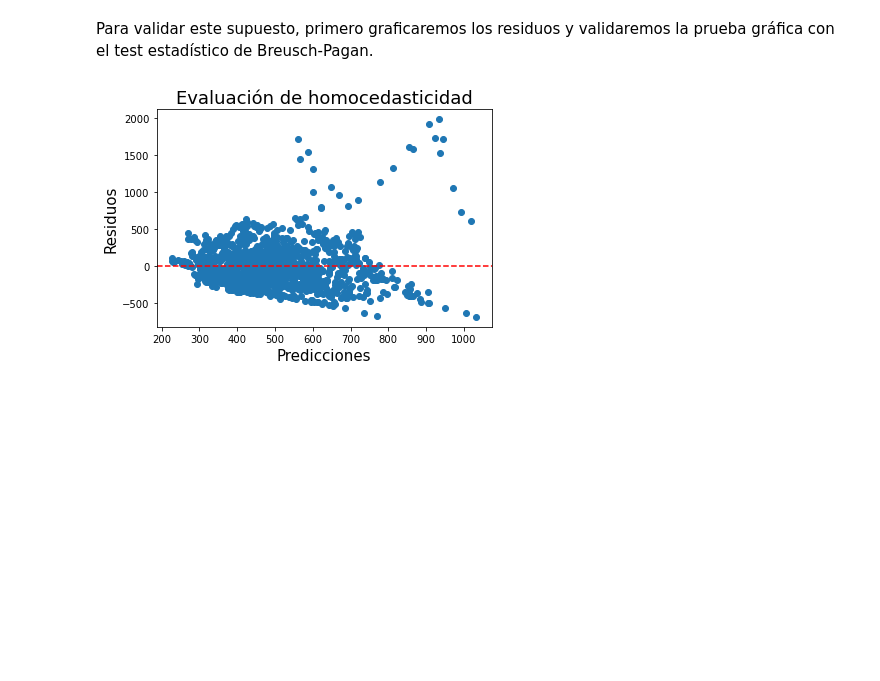
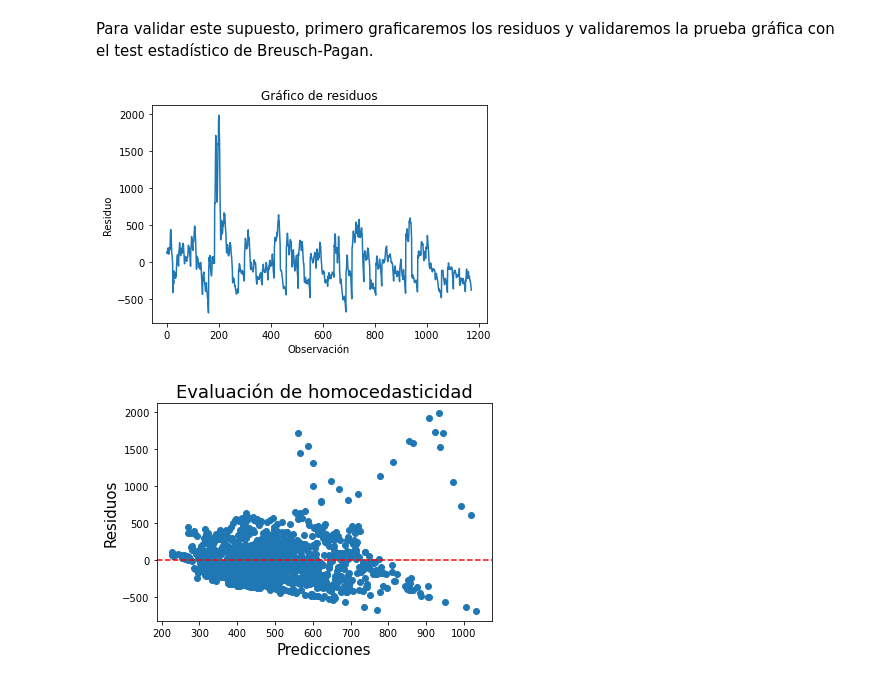
Before and after one commit to marcecevallos/UDLA_Analitica_predictiva, a Jupyter notebook: Modelos para datos de panel/Unidad_No.8_Modelos para datos de panel.ipynb, the cells around one changed output. Drawn from its saved outputs; the diff is of its cells as text; code cells hidden in the pictures; blank space fills up the shorter version.

```diff
--- a/Modelos para datos de panel/Unidad_No.8_Modelos para datos de panel.ipynb
+++ b/Modelos para datos de panel/Unidad_No.8_Modelos para datos de panel.ipynb
@@ -226,6 +222,16 @@ El Log-verosimilitud del modelo es -8374.6.  Este valor de bondad de ajuste por
 #### Homocedasticidad
 # %% [markdown]
 Para validar este supuesto, primero graficaremos los residuos y validaremos la prueba gráfica con el test estadístico de  Breusch-Pagan.
+# %%
+
+# Graficar los residuos
+plt.plot(residuos_pooled_OLS.tolist() )
+plt.xlabel('Observación')
+plt.ylabel('Residuo')
+plt.title('Gráfico de residuos')
+plt.show()
+# %% [output]
+[figure, added]
 # %%
 fig, ax = plt.subplots()
 ax.scatter(predicciones_pooled_OLS, residuos_pooled_OLS)
```
Also changed, not shown: parts of 14 cells of this notebook.
